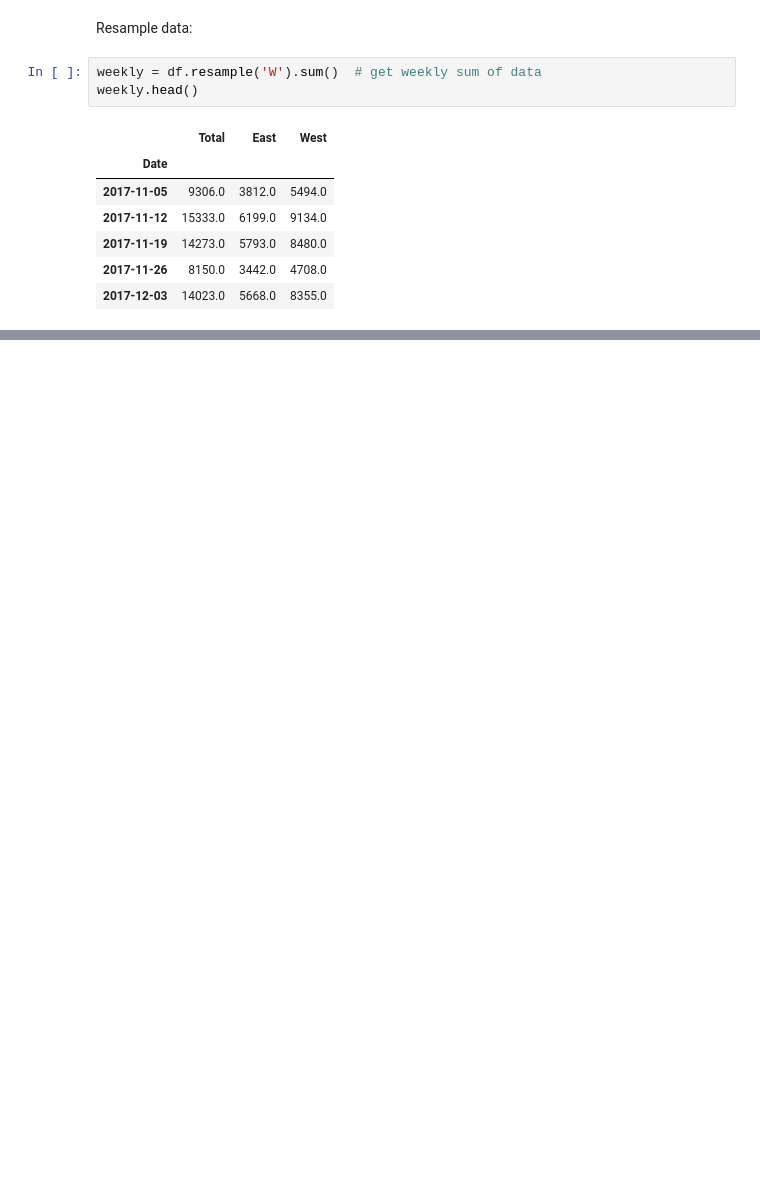
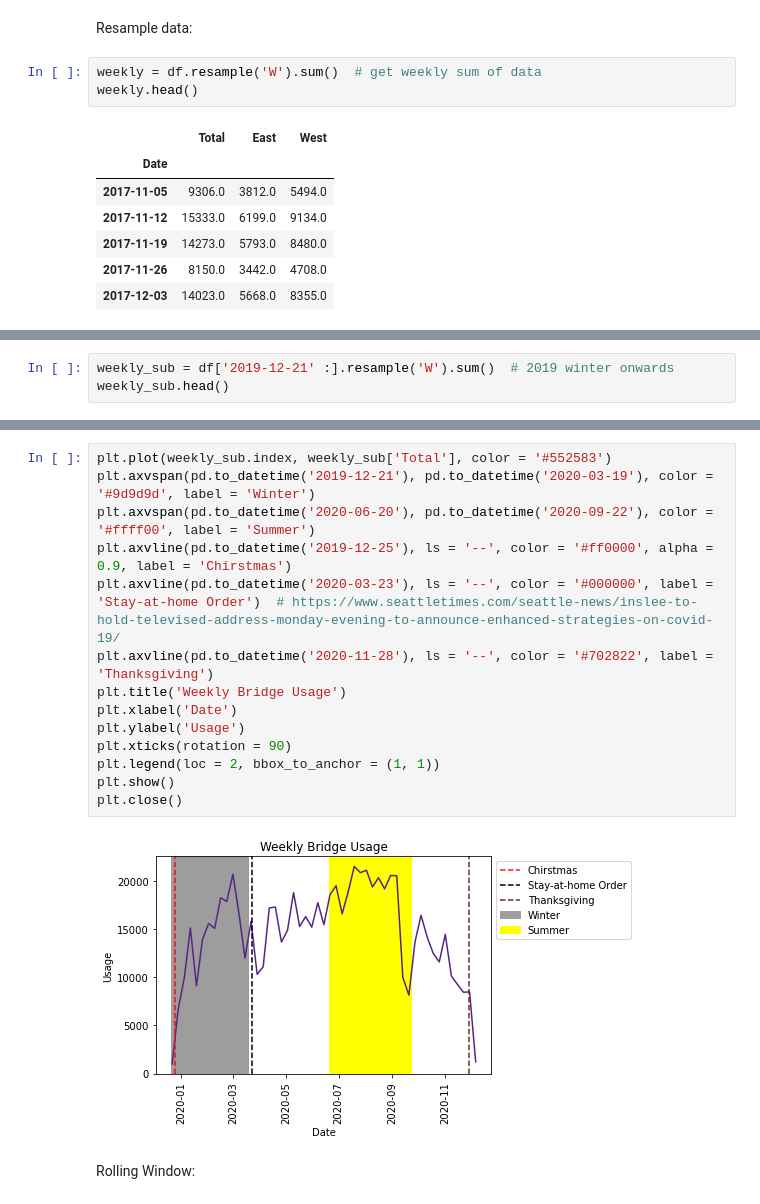
Before and after one commit to samar14641/timeseries-101, a Jupyter notebook: fremont_bridge_analysis.ipynb, the cells around one changed output, grey strips where cells are left out. Drawn from its saved outputs; the diff is of its cells as text; blank space fills up the shorter version.

```diff
--- a/fremont_bridge_analysis.ipynb
+++ b/fremont_bridge_analysis.ipynb
@@ -86,0 +135,3 @@ plt.close()
+# %%
+weekly_sub = df['2019-12-21' :].resample('W').sum()  # 2019 winter onwards
+weekly_sub.head()
@@ -86,0 +146,18 @@ plt.close()
+# %%
+plt.plot(weekly_sub.index, weekly_sub['Total'], color = '#552583')
+plt.axvspan(pd.to_datetime('2019-12-21'), pd.to_datetime('2020-03-19'), color = '#9d9d9d', label = 'Winter')
+plt.axvspan(pd.to_datetime('2020-06-20'), pd.to_datetime('2020-09-22'), color = '#ffff00', label = 'Summer')
+plt.axvline(pd.to_datetime('2019-12-25'), ls = '--', color = '#ff0000', alpha = 0.9, label = 'Chirstmas')
+plt.axvline(pd.to_datetime('2020-03-23'), ls = '--', color = '#000000', label = 'Stay-at-home Order')  # https://www.seattletimes.com/seattle-news/inslee-to-hold-televised-address-monday-evening-to-announce-enhanced-strategies-on-covid-19/
+plt.axvline(pd.to_datetime('2020-11-28'), ls = '--', color = '#702822', label = 'Thanksgiving')
+plt.title('Weekly Bridge Usage')
+plt.xlabel('Date')
+plt.ylabel('Usage')
+plt.xticks(rotation = 90)
+plt.legend(loc = 2, bbox_to_anchor = (1, 1))
+plt.show()
+plt.close()
+# %% [output]
+[figure, added]
+# %% [markdown]
+Rolling Window:
```
Also changed, not shown: parts of 21 cells of this notebook.
